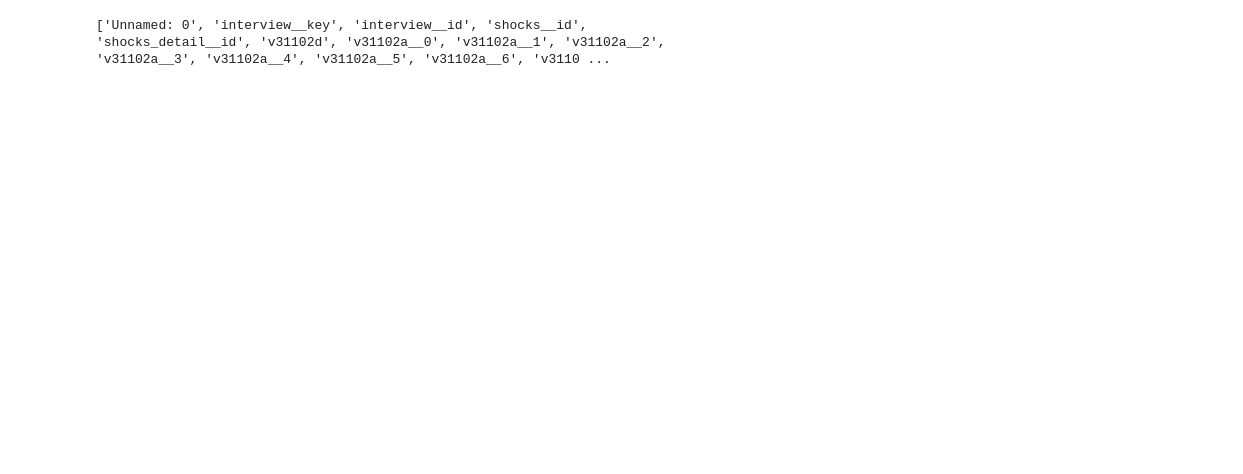
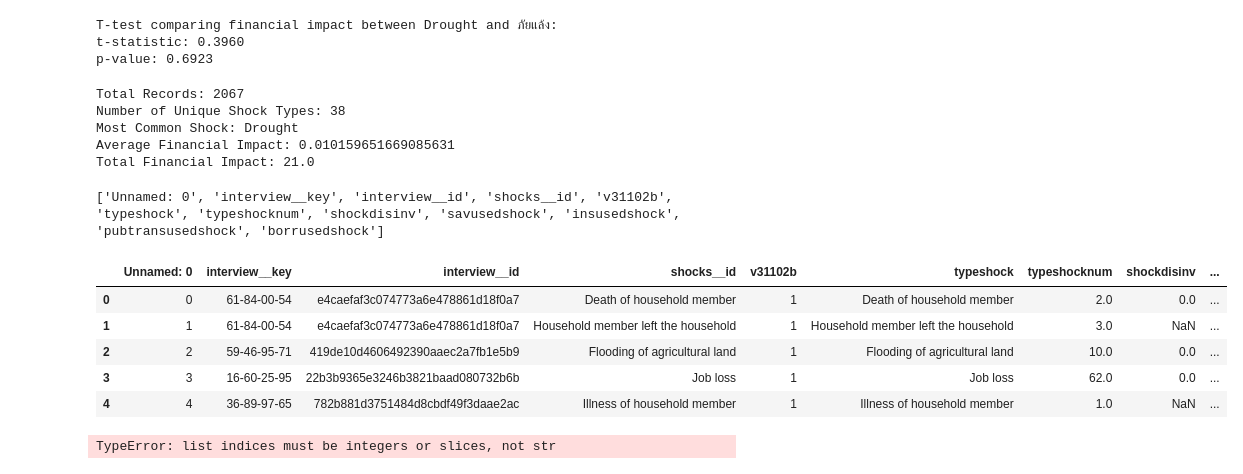
Before and after one commit to nagasu529/TVSepProject, a Jupyter notebook: shockDescriptive.ipynb, the cells around one changed output. Cells and saved outputs as stored; diff of their text form; code cells hidden in the pictures; blank space fills up the shorter version.

```diff
--- a/shockDescriptive.ipynb
+++ b/shockDescriptive.ipynb
@@ -1,14 +11,8 @@
 # %%
-import pandas as pd
-import seaborn as sns
-import matplotlib.pyplot as plt
-from functools import reduce
-import statsmodels.api as sm
-
-# Load the dataset
-surveyV1_df = pd.read_csv("D:/ExportFile/TVSEP2022SurveyV1.csv", low_memory=False)
-shocks_df = pd.read_csv("D:/ExportFile/shocks.csv",low_memory=False)
-shocks_details_df = pd.read_csv("D:/ExportFile/shocks_detail.csv",low_memory=False)
+# Load the dataset from severals files.
+surveyV1_df = pd.read_csv("E:/ExportFile/TVSEP2022SurveyV1.csv", low_memory=False)
+shocks_df = pd.read_csv("E:/ExportFile/shocks.csv",low_memory=False)
+shocks_details_df = pd.read_csv("E:/ExportFile/shocks_detail.csv",low_memory=False)
 
 surveyV1Col = list(surveyV1_df.columns)
 shocksCol = list(shocks_df.columns)
@@ -20,7 +133,55 @@ shocksDeCol = list(shocks_details_df.columns)
+# %%
+# Compare financial impact (shockdisinv) between two most common shock types
+top_2_shocks = shock_counts.head(2).index
+shock1_data = shocks_df[shocks_df['typeshock'] == top_2_shocks[0]]['shockdisinv']
+shock2_data = shocks_df[shocks_df['typeshock'] == top_2_shocks[1]]['shockdisinv']
+
+t_stat, p_val = stats.ttest_ind(shock1_data, shock2_data, nan_policy='omit')
+print(f"\nT-test comparing financial impact between {top_2_shocks[0]} and {top_2_shocks[1]}:")
+print(f"t-statistic: {t_stat:.4f}")
+print(f"p-value: {p_val:.4f}")
+# %% [output]
+T-test comparing financial impact between Drought and ภัยแล้ง:
+t-statistic: 0.3960
+p-value: 0.6923
+# %%
+summary = {
+    'Total Records': len(shocks_df),
+    'Number of Unique Shock Types': shocks_df['typeshock'].nunique(),
+    'Most Common Shock': shock_counts.index[0],
+    'Average Financial Impact': shocks_df['shockdisinv'].mean(),
+    'Total Financial Impact': shocks_df['shockdisinv'].sum()
+}
+
+for key, value in summary.items():
+    print(f"{key}: {value}")
+# %% [output]
+Total Records: 2067
+Number of Unique Shock Types: 38
+Most Common Shock: Drought
+Average Financial Impact: 0.010159651669085631
+Total Financial Impact: 21.0
 # %%
 print(shocksCol)
 # %% [output]
-['Unnamed: 0', 'interview__key', 'interview__id', 'shocks__id', 'shocks_detail__id', 'v31102d', 'v31102a__0', 'v31102a__1', 'v31102a__2', 'v31102a__3', 'v31102a__4', 'v31102a__5', 'v31102a__6', 'v3110 ...
+['Unnamed: 0', 'interview__key', 'interview__id', 'shocks__id', 'v31102b', 'typeshock', 'typeshocknum', 'shockdisinv', 'savusedshock', 'insusedshock', 'pubtransusedshock', 'borrusedshock']
+# %%
+shocks_df.head()
+# %% [output]
+|  | Unnamed: 0 | interview__key | interview__id | shocks__id | v31102b | typeshock | typeshocknum | shockdisinv | ... |
+| 0 | 0 | 61-84-00-54 | e4caefaf3c074773a6e478861d18f0a7 | Death of household member | 1 | Death of household member | 2.0 | 0.0 | ... |
+| 1 | 1 | 61-84-00-54 | e4caefaf3c074773a6e478861d18f0a7 | Household member left the household | 1 | Household member left the household | 3.0 | NaN | ... |
+| 2 | 2 | 59-46-95-71 | 419de10d4606492390aaec2a7fb1e5b9 | Flooding of agricultural land | 1 | Flooding of agricultural land | 10.0 | 0.0 | ... |
+| 3 | 3 | 16-60-25-95 | 22b3b9365e3246b3821baad080732b6b | Job loss | 1 | Job loss | 62.0 | 0.0 | ... |
+| 4 | 4 | 36-89-97-65 | 782b881d3751484d8cbdf49f3daae2ac | Illness of household member | 1 | Illness of household member | 1.0 | NaN | ... |
+# %%
+shocksCol['typeshock'].hist(bins=20)
+plt.title("Histogram of head_ethnicity")
+plt.xlabel("Value")
+plt.ylabel("Frequency")
+plt.show()
+# %% [output]
+TypeError: list indices must be integers or slices, not str
 # %%
 # List of DataFrames to merge
 dfs = [surveyV1_df, shocks_df, shocks_details_df]
```
Also changed, not shown: parts of 5 cells of this notebook, 2 other files.
